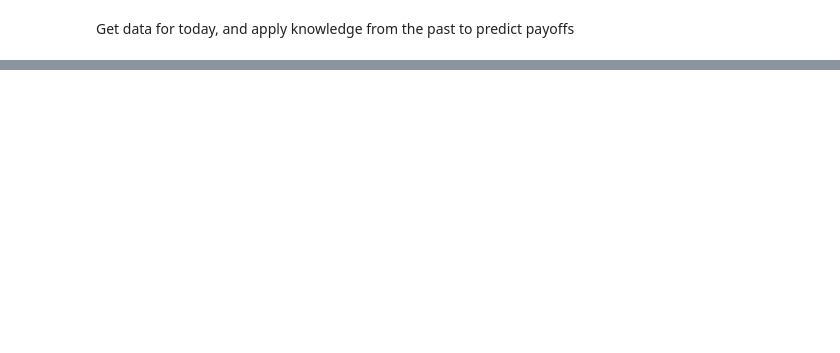
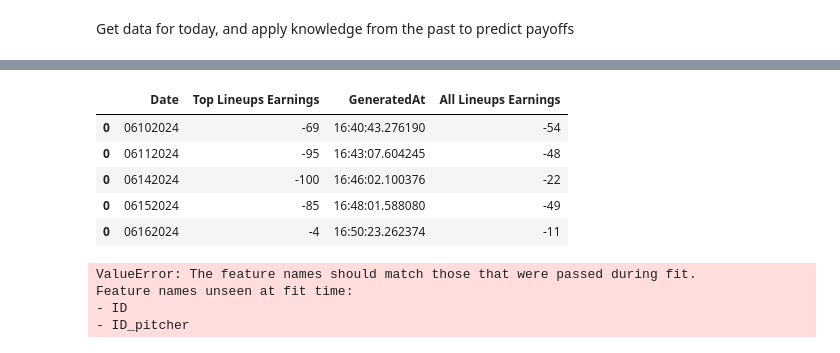
Before and after one commit to mcglade8/MLB, a Jupyter notebook: baseball_python.ipynb, the cells around one changed output, grey strips where cells are left out. Cells and saved outputs as stored; diff of their text form; code cells hidden in the pictures; blank space fills up the shorter version.

```diff
--- a/baseball_python.ipynb
+++ b/baseball_python.ipynb
@@ -2224,9 +2645,16 @@ earnings
 # %%
 pct_earnings = earnings.copy()
-pct_earnings['Top Lineups Earnings'] = pct_earnings['Top Lineups Earnings'].astype(float)/(150.0*15)*100
-pct_earnings['All Lineups Earnings'] = pct_earnings['All Lineups Earnings'].astype(float)/(1500.0*15)*100
+pct_earnings['Top Lineups Earnings'] = pct_earnings['Top Lineups Earnings'].astype(float)/(lineups_to_build*15)*100
+pct_earnings['All Lineups Earnings'] = pct_earnings['All Lineups Earnings'].astype(float)/(iterations*15)*100
 pct_earnjngs = pct_earnings.rename(columns={'Top Lineups Earnings': 'Top Lineups Earnings (%)', 'All Lineups Earnings': 'All Lineups Earnings (%)'})
 pct_earnings
+# %% [output]
+|  | Date | Top Lineups Earnings | GeneratedAt | All Lineups Earnings |
+| 0 | 06102024 | -69 | 16:40:43.276190 | -54 |
+| 0 | 06112024 | -95 | 16:43:07.604245 | -48 |
+| 0 | 06142024 | -100 | 16:46:02.100376 | -22 |
+| 0 | 06152024 | -85 | 16:48:01.588080 | -49 |
+| 0 | 06162024 | -4 | 16:50:23.262374 | -11 |
 # %%
 # programatically get the date
 todays_date = get_todays_date()
@@ -2236,6 +2664,7 @@ day = todays_date.split('-')[2]
 # %%
 # Get a single lineup ranked as the best of num_lineups
 # (use when entering single-bullet)
+model = pickle.load(open('C:\\Users\\jorda\\Downloads\\pregame_rank_model.sav', 'rb'))
 num_lineups = 100
 #optional = ''
 #all_variables = get_all_variables(year, month, day, optional=optional, df=df)
@@ -2244,7 +2673,7 @@ def get_best_lineup(num_lineups, all_variables=all_variables, model=model):
     best_lineup_rank = 100000
     best_lineup = pd.DataFrame()
     for i in range(num_lineups):
-        lineup = build_one_lineup(all_variables)
+        lineup = build_one_lineup(all_variables, all_variables)
         # get only variables for players with names in lineup_players
         lineup_vars = all_variables[(all_variables['Name']).isin(lineup['Name'])]
 
@@ -2280,6 +2709,11 @@ top_lineup = get_best_lineup(num_lineups)
 
 # get top lineup
 top_lineup
+# %% [output]
+ValueError: The feature names should match those that were passed during fit.
+Feature names unseen at fit time:
+- ID
+- ID_pitcher
 # %%
 # histogram of all_lineups Ranks
 plt.hist(all_lineups['Rank'], bins=80)
```
Also changed, not shown: parts of 63 cells of this notebook.
